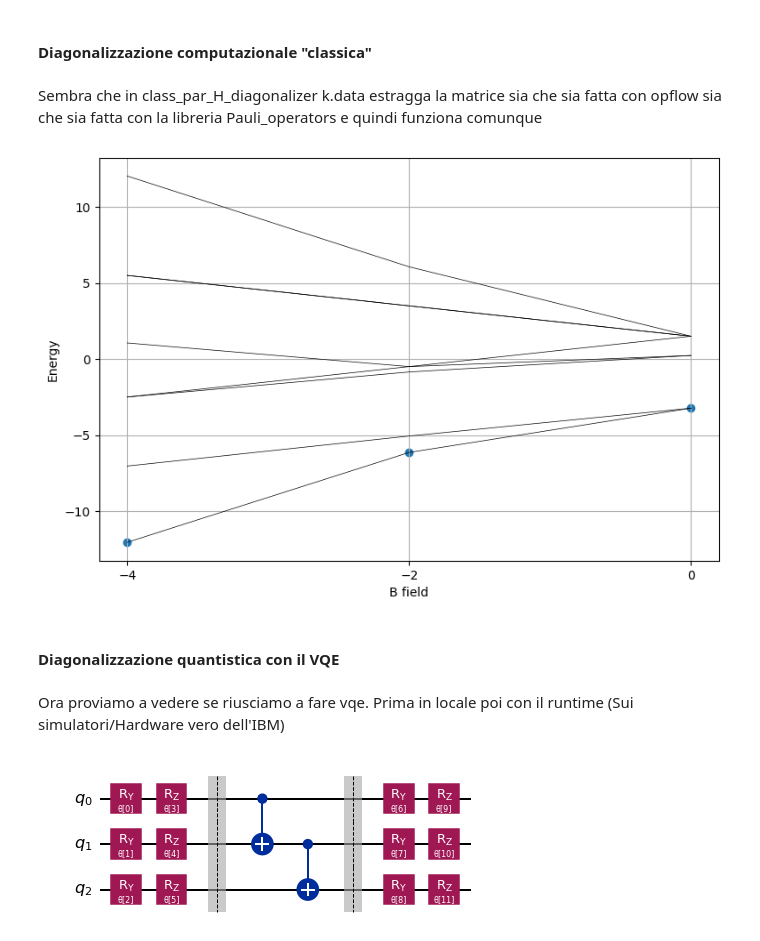
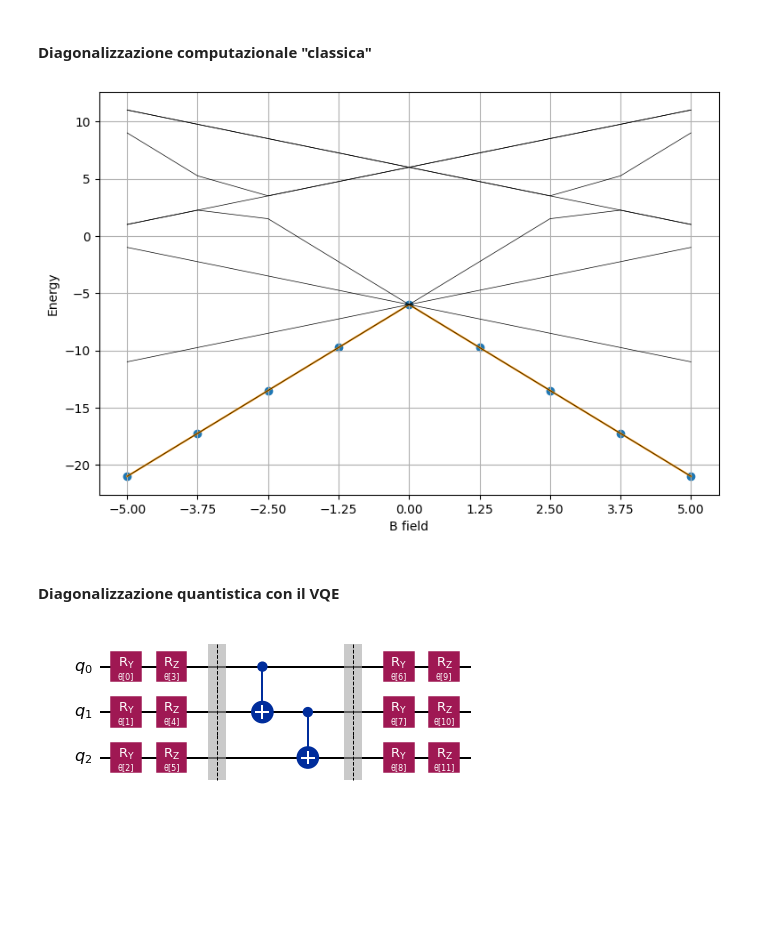
Before and after one commit to herondedalus/AQM_progettino, a Jupyter notebook: Main.ipynb, the cells around one changed output. Saved outputs shown, nothing was run; the diff lists cells and outputs as text; code cells hidden in the pictures; blank space fills up the shorter version.

```diff
--- a/Main.ipynb
+++ b/Main.ipynb
@@ -324,0 +1120,3 @@ plot_tot([cGSEigE, EigE, qGSEigE])
+# %%
+for i in range(len(qGSstat)):
+    display(Markdown(rf'$B={B[i]}:\quad$'),array_to_latex(Statevector(qGSstat[i]), prefix="\\left|\\psi_0\\right>"))
@@ -329,7 +1169,7 @@ Riproviamo come prima con più atomi
 # %%
 cH = []
-Natoms=3 #Cambiamo numero atomi
-J = -1
-gy = 0.5
-gz = 0.
-B = np.linspace(-4,0,3).tolist()
+Natoms = 3 #Cambiamo numero atomi
+J = 2.
+gy = 1.
+gz = 1.
+B = np.linspace(-5,5,9).tolist()
@@ -336,16 +1192,28 @@ B = np.linspace(-4,0,3).tolist()
+# %%
+def compGS1(J,gy,gz,B):
+    a = B + J * (1. + gy + gz)
+    c = sqrt( J**2 * (1+gy**2+gz**2-gy-gz-gy*gz) + B**2 - B*J*(1+gy-2*gz) )
+    energy = - a - 2*c
+    return energy
+
+def compGS2(J,gy,gz,B):
+    a = - B + J * (1. + gy + gz)
+    c = sqrt( J**2 * (1+gy**2+gz**2-gy-gz-gy*gz) + B**2 + B*J*(1+gy-2*gz) )
+    energy = - a - 2*c
+    return energy
+# %%
+GS1 = [min(compGS1(J,gy,gz,i),compGS2(J,gy,gz,i),i+J*(1+gy+gz),-i+J*(1+gy+gz)) for i in B]
 # %% [markdown]
 #### Diagonalizzazione computazionale "classica"
 # %%
 for k in B:
     cH.append(Spin_Magnet_Hamilton_class(Natoms,J,gy,gz,k))
-# %% [markdown]
-Sembra che in class_par_H_diagonalizer k.data estragga la matrice sia che sia fatta con opflow sia che sia fatta con la libreria Pauli_operators e quindi funziona comunque
 # %%
 cGSEigE, EigE = class_par_H_diagonalizer(cH)
 # %%
-plot_class([cGSEigE, EigE])
+plot_class([cGSEigE, EigE, GS1])
 # %% [output]
-[figure, old version]
+[figure, new version]
 # %% [markdown]
 #### Diagonalizzazione quantistica con il VQE
 # %%
@@ -354,8 +1222,6 @@ for k in range(len(B)):
     ham, checkmat = Spin_Magnet_Hamilton_quant(Natoms,J,gy,gz,B[k])
     #print((checkmat - cH[k])) dà sempre 0 se l'hamiltoniana è scritta bene
     qH.append(ham)
-# %% [markdown]
-Ora proviamo a vedere se riusciamo a fare vqe. Prima in locale poi con il runtime (Sui simulatori/Hardware vero dell'IBM)
 # %%
 from qiskit.circuit.library import EfficientSU2
 
```
Also changed, not shown: parts of 150 cells of this notebook.
